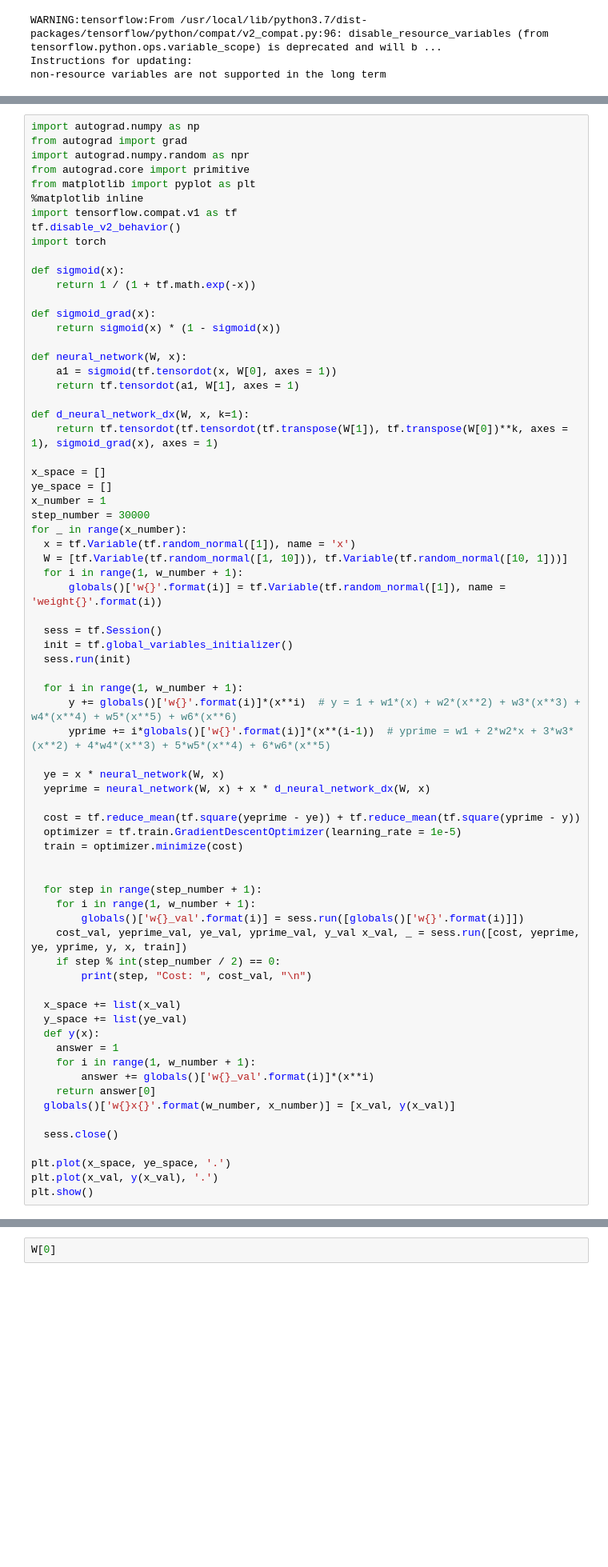
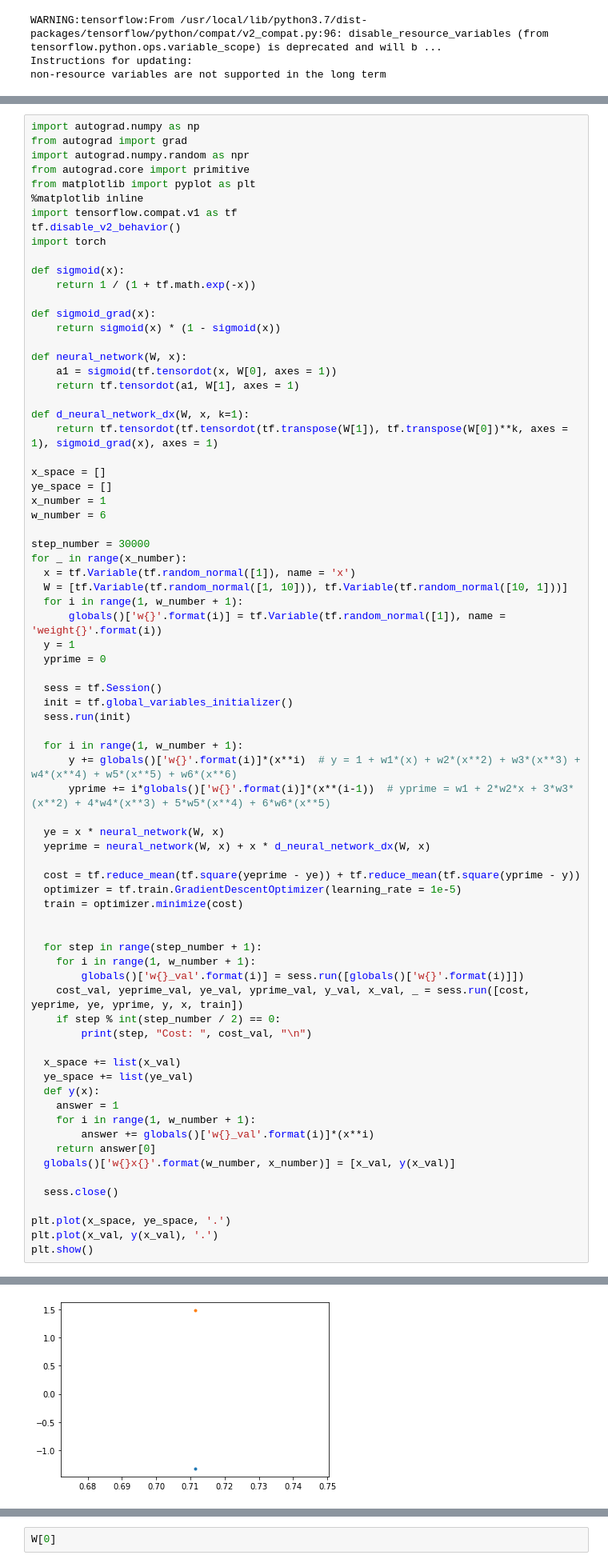
Before and after one commit to KyungRyeolBaek/study, a Jupyter notebook: AI study/ODE/ErrorCorr.ipynb, the cells around one changed output, grey strips where cells are left out. Shown at 80% size. Saved outputs shown, nothing was run; the diff lists cells and outputs as text; blank space fills up the shorter version.

```diff
--- a/AI study/ODE/ErrorCorr.ipynb
+++ b/AI study/ODE/ErrorCorr.ipynb
@@ -346,12 +351,16 @@ def d_neural_network_dx(W, x, k=1):
 x_space = []
 ye_space = []
 x_number = 1
+w_number = 6
+
 step_number = 30000
 for _ in range(x_number):
   x = tf.Variable(tf.random_normal([1]), name = 'x')
   W = [tf.Variable(tf.random_normal([1, 10])), tf.Variable(tf.random_normal([10, 1]))]
   for i in range(1, w_number + 1):
       globals()['w{}'.format(i)] = tf.Variable(tf.random_normal([1]), name = 'weight{}'.format(i))
+  y = 1
+  yprime = 0
 
   sess = tf.Session()
   init = tf.global_variables_initializer()
@@ -372,12 +381,12 @@ for _ in range(x_number):
   for step in range(step_number + 1):
     for i in range(1, w_number + 1):
         globals()['w{}_val'.format(i)] = sess.run([globals()['w{}'.format(i)]])
-    cost_val, yeprime_val, ye_val, yprime_val, y_val x_val, _ = sess.run([cost, yeprime, ye, yprime, y, x, train])
+    cost_val, yeprime_val, ye_val, yprime_val, y_val, x_val, _ = sess.run([cost, yeprime, ye, yprime, y, x, train])
     if step % int(step_number / 2) == 0:
         print(step, "Cost: ", cost_val, "\n")
 
   x_space += list(x_val)
-  y_space += list(ye_val)
+  ye_space += list(ye_val)
   def y(x):
     answer = 1
     for i in range(1, w_number + 1):
@@ -390,3 +399,4 @@ for _ in range(x_number):
 plt.plot(x_space, ye_space, '.')
 plt.plot(x_val, y(x_val), '.')
 plt.show()
+# %% [output]
@@ -392,0 +408 @@ plt.show()
+[figure, added]
```
Also changed, not shown: parts of 3 cells of this notebook.
